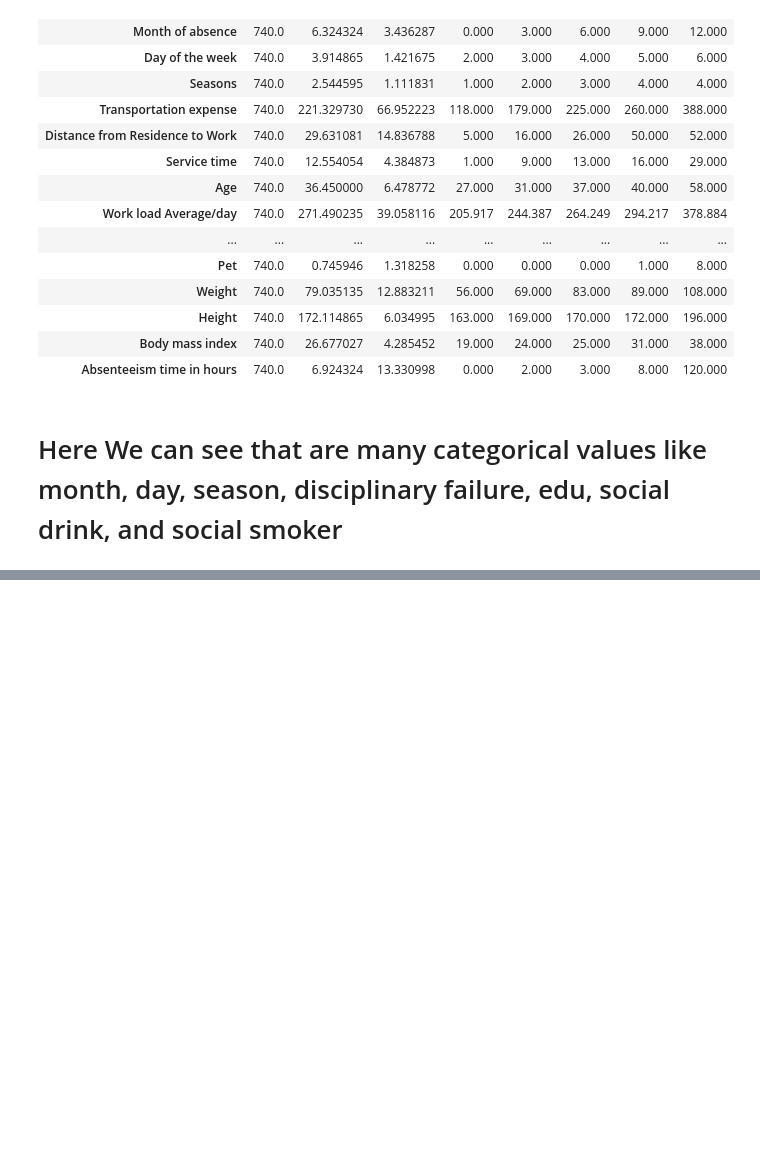
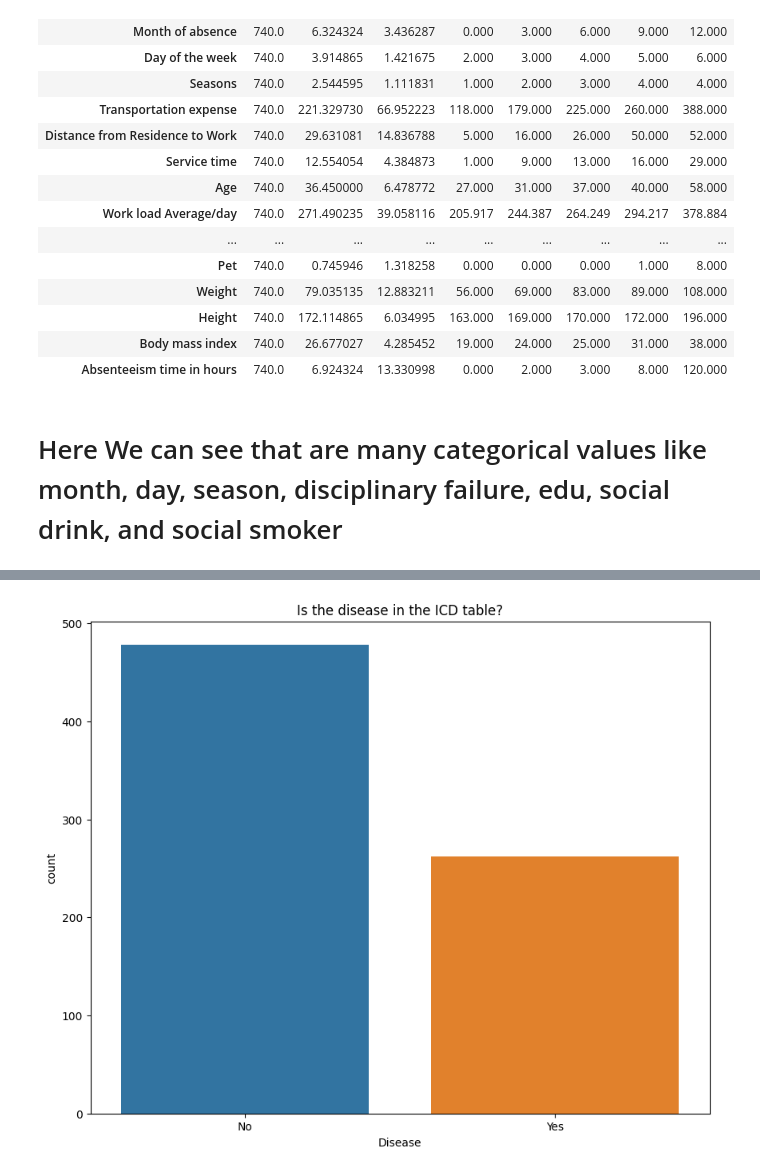
Before and after one commit to Maansy/Absenteeism-at-Work, a Jupyter notebook: AbsenteeismAtWork.ipynb, the cells around one changed output, grey strips where cells are left out. Drawn from its saved outputs; the diff is of its cells as text; code cells hidden in the pictures; blank space fills up the shorter version.

```diff
--- a/AbsenteeismAtWork.ipynb
+++ b/AbsenteeismAtWork.ipynb
@@ -104,0 +108,12 @@ preprocessed_data.head(10).T
+# %%
+def in_icd(val):
+    return 'Yes' if val >=1 and val <= 21 else 'No'
+# %%
+preprocessed_data['Disease'] = preprocessed_data['Reason for absence'].apply(in_icd)
+# %%
+plt.figure(figsize=(10,8))
+sns.countplot(data=preprocessed_data,x='Disease')
+plt.title('Is the disease in the ICD table?')
+plt.savefig('figs/disease_plot.png', format='png', dpi = 300)
+# %% [output]
+[figure, added]
```
Also changed, not shown: parts of 13 cells of this notebook, 6 other files.
